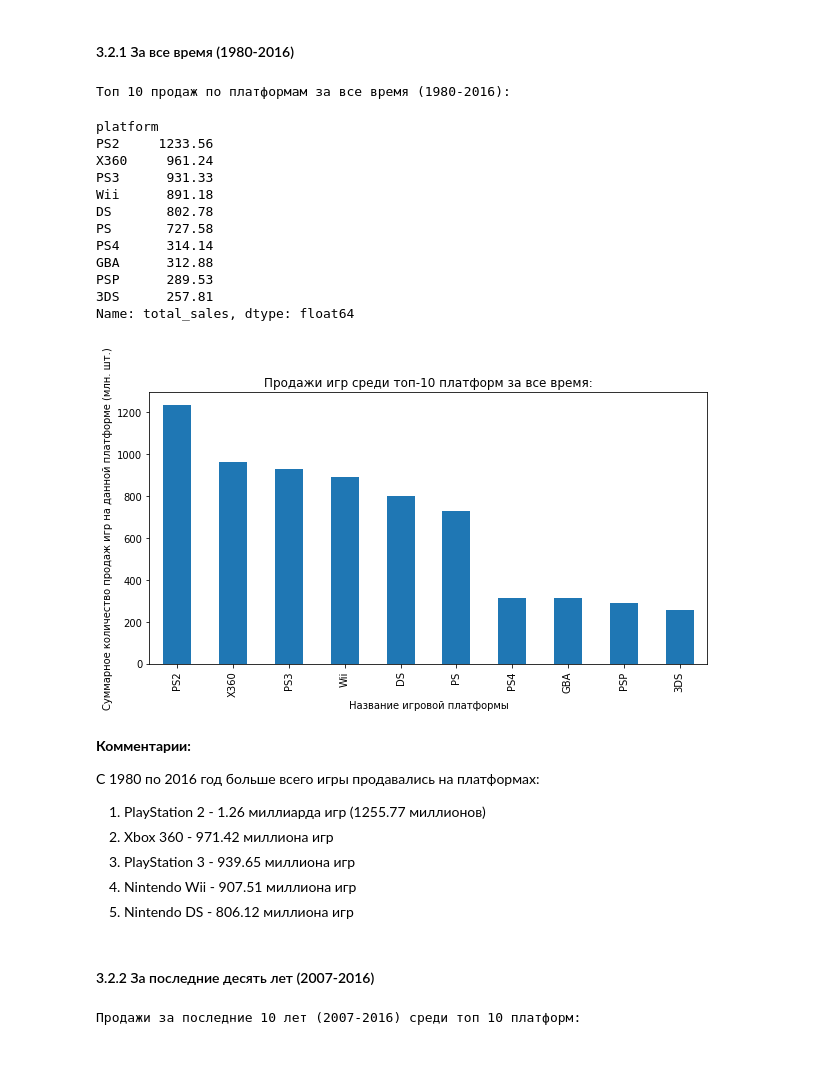
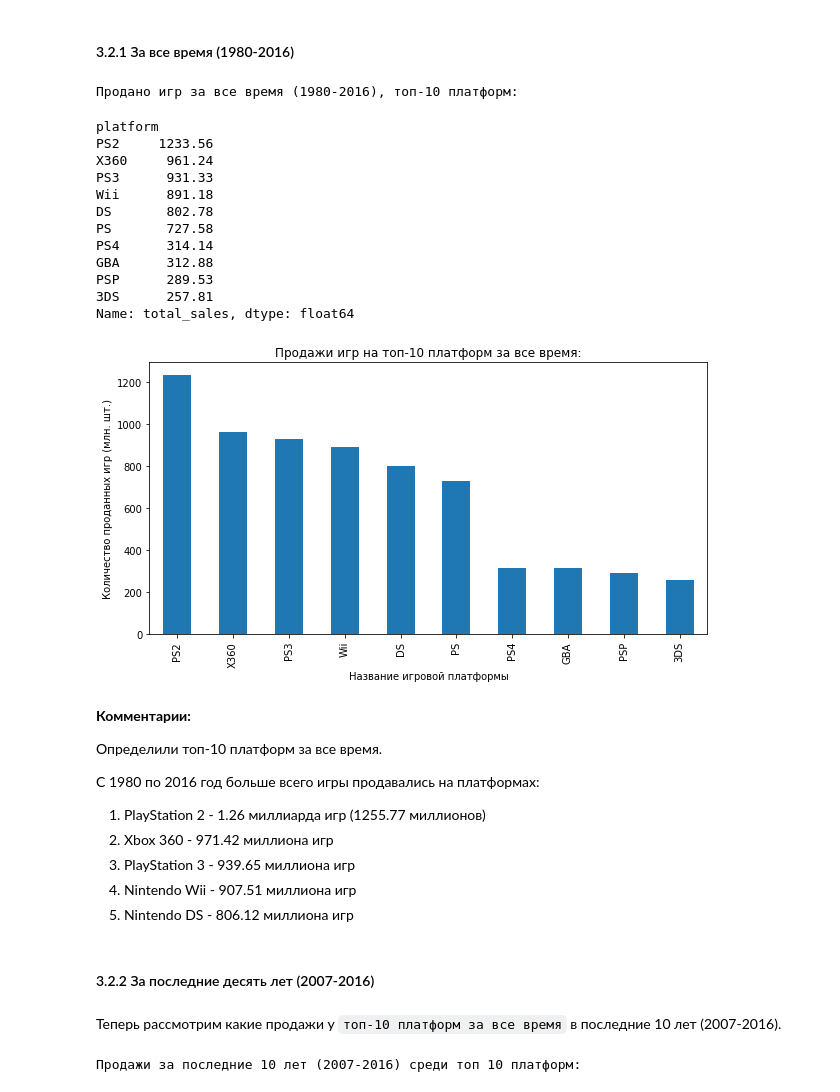
Before and after one commit to crumblinq/videogame-market-analysis, a Jupyter notebook: videogame_market_analysis.ipynb, the cells around one changed output. Saved outputs shown, nothing was run; the diff lists cells and outputs as text; code cells hidden in the pictures; blank space fills up the shorter version.

```diff
--- a/videogame_market_analysis.ipynb
+++ b/videogame_market_analysis.ipynb
@@ -468,10 +471,10 @@ plt.show()
 sales_by_platform = df.groupby('platform')['total_sales'].sum().sort_values(ascending=False)
 top10_platform = sales_by_platform.head(10)
 
-print('Топ 10 продаж по платформам за все время (1980-2016):')
+print('Продано игр за все время (1980-2016), топ-10 платформ:')
 display(top10_platform)
 # %% [output]
-Топ 10 продаж по платформам за все время (1980-2016):
+Продано игр за все время (1980-2016), топ-10 платформ:
 platform
 PS2     1233.56
 X360     961.24
@@ -487,17 +490,19 @@ Name: total_sales, dtype: float64
 # %%
 ax = top10_platform.plot(
     kind='bar',
     figsize=(10, 5),
-    title='Продажи игр среди топ-10 платформ за все время:'
+    title='Продажи игр на топ-10 платформ за все время:'
 )
 
 plt.xlabel('Название игровой платформы')
-plt.ylabel('Суммарное количество продаж игр на данной платформе (млн. шт.)')
+plt.ylabel('Количество проданных игр (млн. шт.)')
 plt.show()
 # %% [output]
-[figure, old version]
+[figure, new version]
 # %% [markdown]
 **Комментарии:**
+
+Определили топ-10 платформ за все время.
 
 С 1980 по 2016 год больше всего игры продавались на платформах:
 1. PlayStation 2 - 1.26 миллиарда игр (1255.77 миллионов)
@@ -507,6 +512,8 @@ plt.show()
 5. Nintendo DS - 806.12 миллиона игр
 # %% [markdown]
 #### 3.2.2 За последние десять лет (2007-2016)
+# %% [markdown]
+Теперь рассмотрим какие продажи у `топ-10 платформ за все время` в последние 10 лет (2007-2016).
 # %%
 top10_df = (
     df.groupby('platform')['total_sales'].sum()
```
Also changed, not shown: parts of 43 cells of this notebook.
